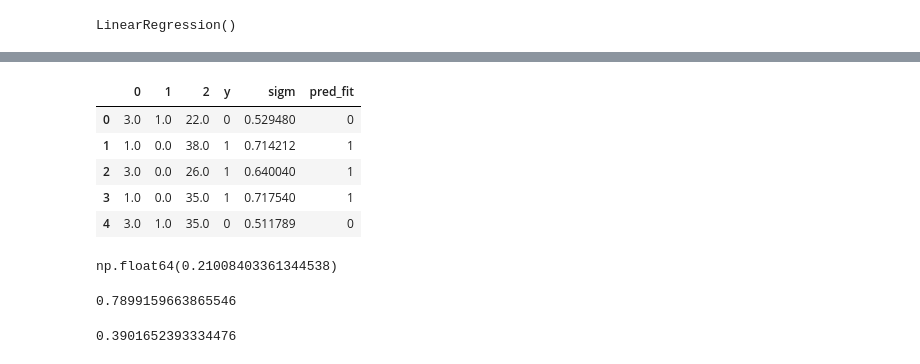
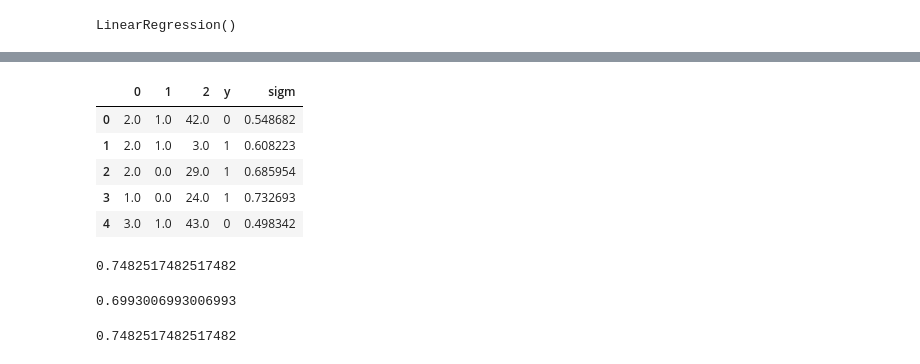
Before and after one commit to Megamozkul/test-repository, a Jupyter notebook: dz9(Ввод в машинное обучение).ipynb, the cells around one changed output, grey strips where cells are left out. Drawn from its saved outputs; the diff is of its cells as text; code cells hidden in the pictures.

```diff
--- a/dz9(Ввод в машинное обучение).ipynb
+++ b/dz9(Ввод в машинное обучение).ipynb
@@ -108,11 +89,13 @@ array([[0],
+# %%
+X_train, X_test, y_train, y_test = train_test_split(X, y, test_size=0.2, random_state=42,shuffle=True)
 # %%
 model=LogisticRegression() ## Обучаем логистическую  модель
-model.fit(X,y)
+model.fit(X_train,y_train)
 # %% [output]
 LogisticRegression()
 # %%
 model_1=LinearRegression() ## Обучаем линейную  модель
-model_1.fit(X,y)
+model_1.fit(X_train,y_train)
 # %% [output]
 LinearRegression()
 # %%
@@ -129,28 +131,25 @@ def sigmoid(x):
 # %%
-df=pd.DataFrame(X)
-df['y']=y
+df1=pd.DataFrame(X_test) ## Таблица результатов через фунцию LinearRegression()
+df1['y']=y_test
 ## показатели линейной модели df['pred_linear']=model_1.predict(X)
-df['sigm']=sigmoid(model_1.predict(X)) ## показатели линейной модели прогоняем через сигмоиду
-df['pred_fit']=model.predict(X) ## результаты обучения логистической модели
-df.head() ## Итоговый вывод датасета
+df1['sigm']=sigmoid(model_1.predict(X_test)) ## показатели линейной модели прогоняем через сигмоиду
+df1.head() ## Итоговый вывод датасета
 # %% [output]
-|  | 0 | 1 | 2 | y | sigm | pred_fit |
-| 0 | 3.0 | 1.0 | 22.0 | 0 | 0.529480 | 0 |
-| 1 | 1.0 | 0.0 | 38.0 | 1 | 0.714212 | 1 |
-| 2 | 3.0 | 0.0 | 26.0 | 1 | 0.640040 | 1 |
-| 3 | 1.0 | 0.0 | 35.0 | 1 | 0.717540 | 1 |
-| 4 | 3.0 | 1.0 | 35.0 | 0 | 0.511789 | 0 |
+|  | 0 | 1 | 2 | y | sigm |
+| 0 | 2.0 | 1.0 | 42.0 | 0 | 0.548682 |
+| 1 | 2.0 | 1.0 | 3.0 | 1 | 0.608223 |
+| 2 | 2.0 | 0.0 | 29.0 | 1 | 0.685954 |
+| 3 | 1.0 | 0.0 | 24.0 | 1 | 0.732693 |
+| 4 | 3.0 | 1.0 | 43.0 | 0 | 0.498342 |
-# %%
-df['reduce']=df['pred_fit']-df['y']
-mse = np.mean(df['reduce']**2) ## mse - Среднеквадратичное отклонение
-mse
-# %% [output]
-np.float64(0.21008403361344538)
+# %%
+accuracy_score(y_test, y_pred,normalize=True)  ##Точность логистической регрессии
+# %% [output]
+0.7482517482517482
+# %%
+accuracy_score(df1['y'], df1['sigm'] > 0.7) ##Точность линейной регрессии+ сигмоида с порогом классификации 0,7
+# %% [output]
+0.6993006993006993
 # %%
-model.score(X,y) ##Точность логистической регрессии
+model.score(X_test,y_test) ##Точность логистической регрессии
 # %% [output]
-0.7899159663865546
+0.7482517482517482
-# %%
-model_1.score(X,y)
-# %% [output]
-0.3901652393334476
```
Also changed, not shown: parts of 8 cells of this notebook.
